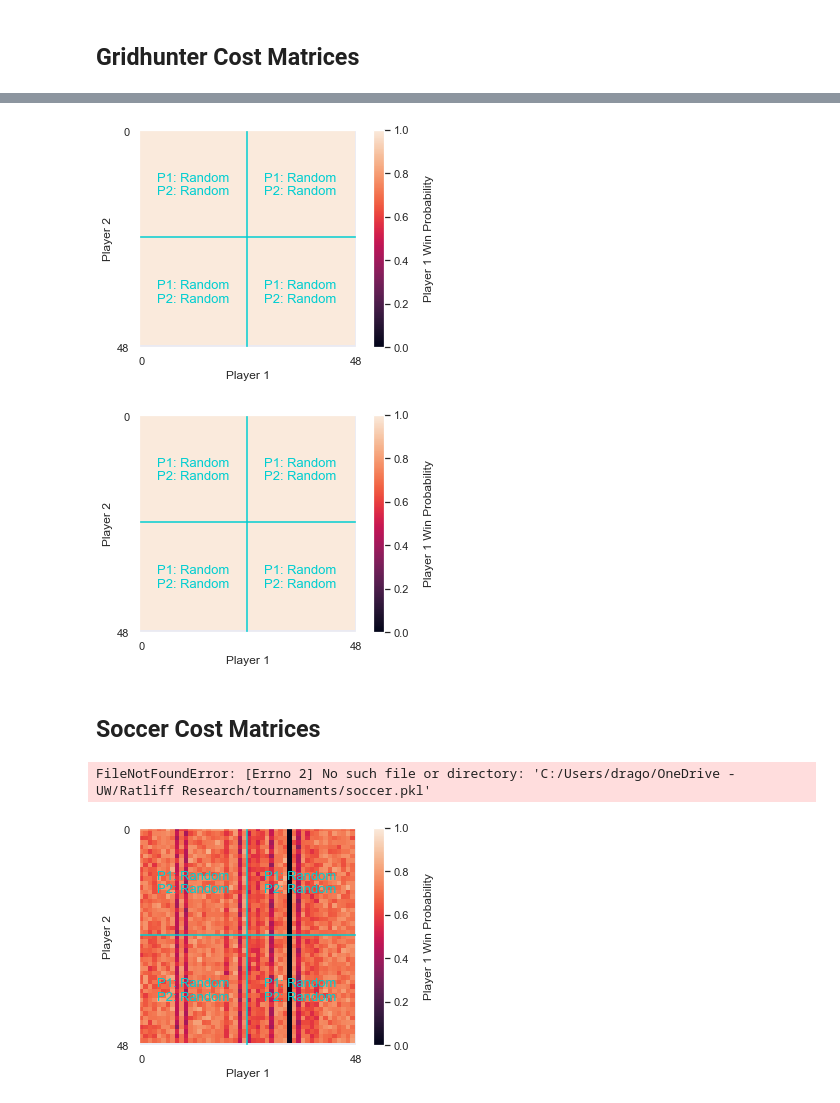
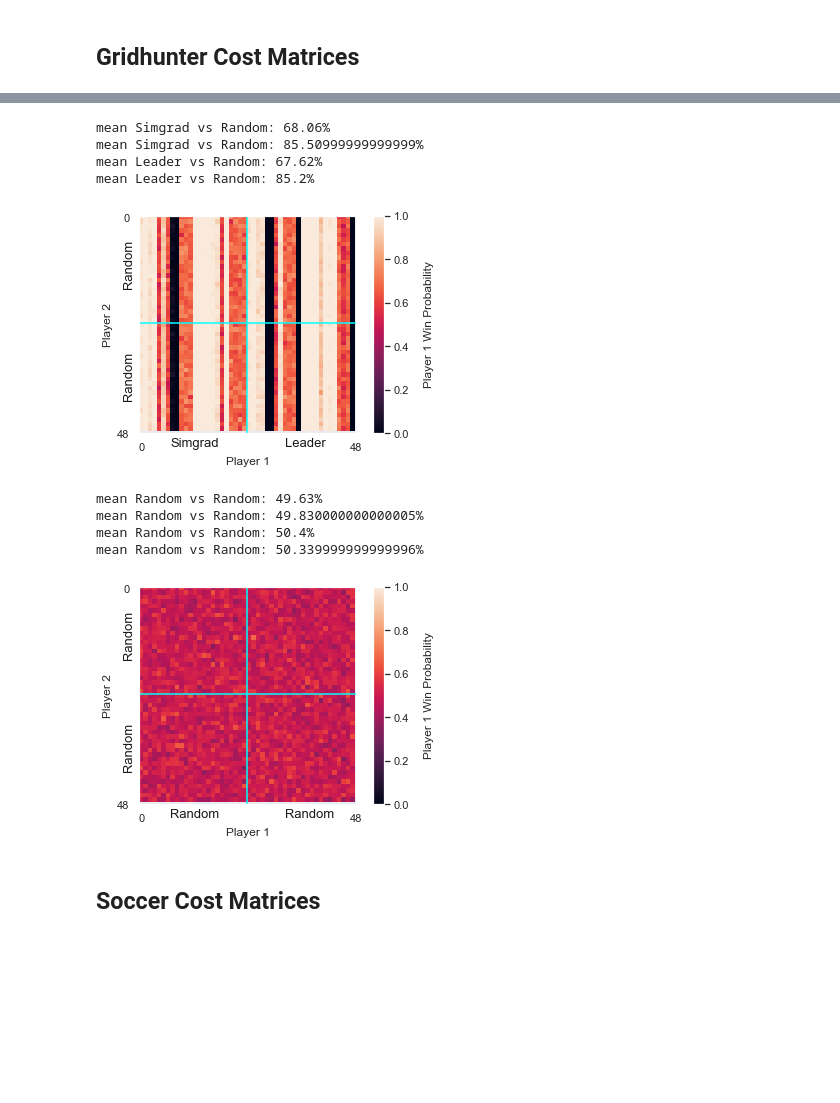
Before and after one commit to bchasnov/masuite, a Jupyter notebook: masuite/analysis/Cost Matrices.ipynb, the cells around one changed output, grey strips where cells are left out. Saved outputs shown, nothing was run; the diff lists cells and outputs as text; code cells hidden in the pictures; blank space fills up the shorter version.

```diff
--- a/masuite/analysis/Cost Matrices.ipynb
+++ b/masuite/analysis/Cost Matrices.ipynb
@@ -87,23 +117,26 @@ cost_matrix(file_name)
-# %%
-pklfile = "gridRand2.pkl"
-file_name = file_loc + pklfile
-
-cost_matrix(file_name)
-# %% [output]
-[figure, removed]
-# %%
-pklfile = "gridRandRand.pkl"
-file_name = file_loc + pklfile
-
-cost_matrix(file_name)
-# %% [output]
-[figure, removed]
+# %%
+pklfile = "gridRand2"
+player1 = ['Simgrad', 'Leader']
+player2 = ['Random', 'Random']
+
+cost_matrix(pklfile, player1, player2)
+# %% [output]
+mean Simgrad vs Random: 68.06%
+mean Simgrad vs Random: 85.50999999999999%
+mean Leader vs Random: 67.62%
+mean Leader vs Random: 85.2%
+[figure, added]
+# %%
+pklfile = "gridRandRand"
+player1 = ['Random', 'Random']
+player2 = ['Random', 'Random']
+
+cost_matrix(pklfile, player1, player2)
+# %% [output]
+mean Random vs Random: 49.63%
+mean Random vs Random: 49.830000000000005%
+mean Random vs Random: 50.4%
+mean Random vs Random: 50.339999999999996%
+[figure, added]
 # %% [markdown]
 ## Soccer Cost Matrices
-# %%
-pklfile = "soccer.pkl"
-file_name = file_loc + pklfile
-
-cost_matrix(file_name)
-# %% [output]
-FileNotFoundError: [Errno 2] No such file or directory: 'C:/Users/drago/OneDrive - UW/Ratliff Research/tournaments/soccer.pkl'
@@ -115,7 +142,0 @@ cost_matrix(file_name)
-# %%
-pklfile = "soccerRand2.pkl"
-file_name = file_loc + pklfile
-
-cost_matrix(file_name)
-# %% [output]
-[figure, removed]
```
Also changed, not shown: parts of 13 cells of this notebook.
